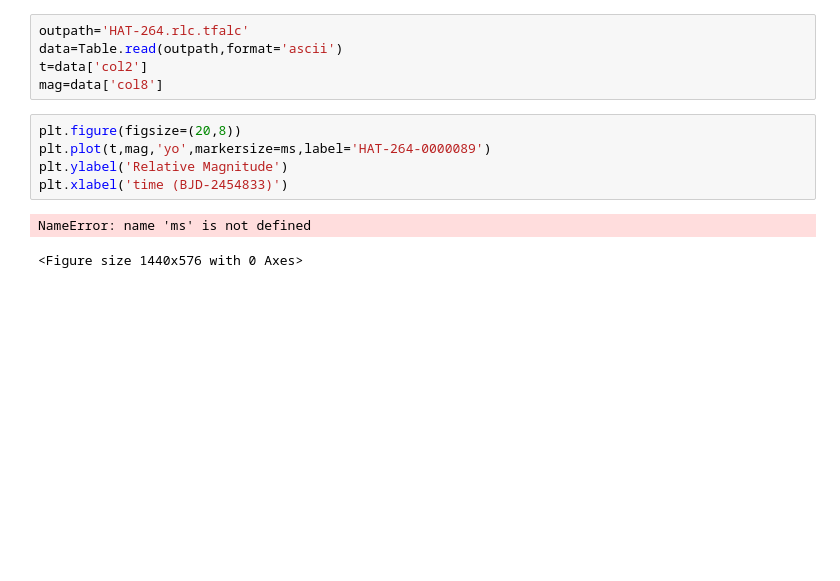
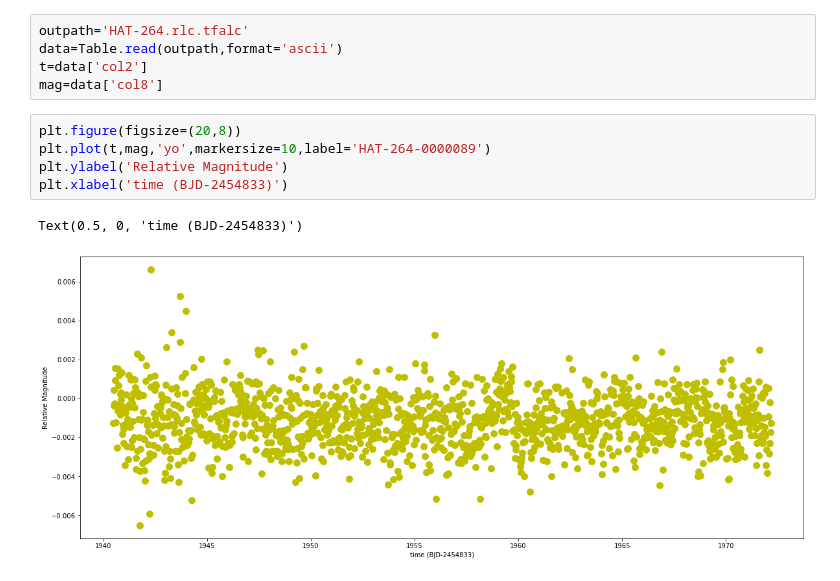
Before and after one commit to Christopher-Moore1/UW-Lightcurves, a Jupyter notebook: 0000089.ipynb, the cells around one changed output. Cells and saved outputs as stored; diff of their text form; blank space fills up the shorter version.

```diff
--- a/0000089.ipynb
+++ b/0000089.ipynb
@@ -8,9 +8,9 @@ t=data['col2']
 mag=data['col8']
 # %%
 plt.figure(figsize=(20,8))
-plt.plot(t,mag,'yo',markersize=ms,label='HAT-264-0000089')
+plt.plot(t,mag,'yo',markersize=10,label='HAT-264-0000089')
 plt.ylabel('Relative Magnitude')
 plt.xlabel('time (BJD-2454833)')
 # %% [output]
-NameError: name 'ms' is not defined
+Text(0.5, 0, 'time (BJD-2454833)')
-<Figure size 1440x576 with 0 Axes>
+[figure, added]
```
